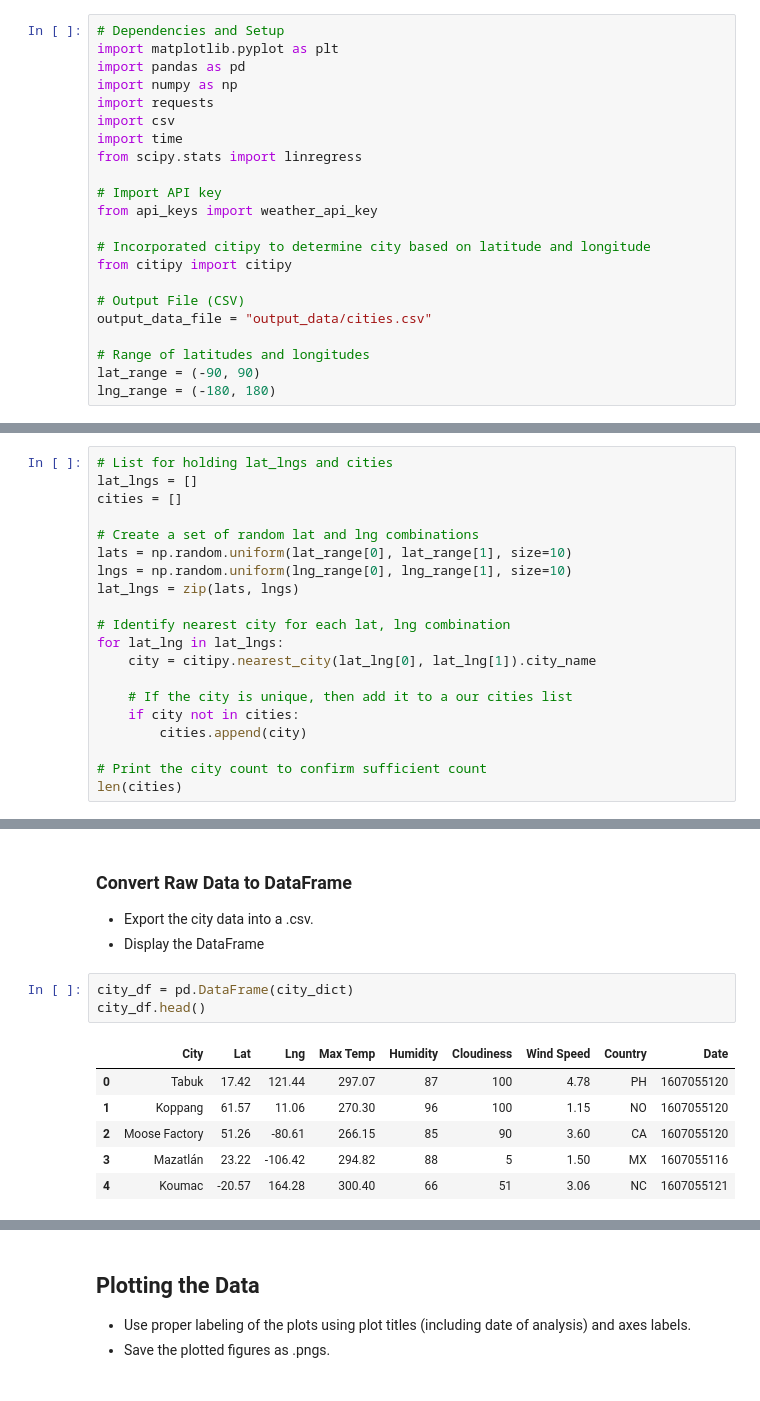
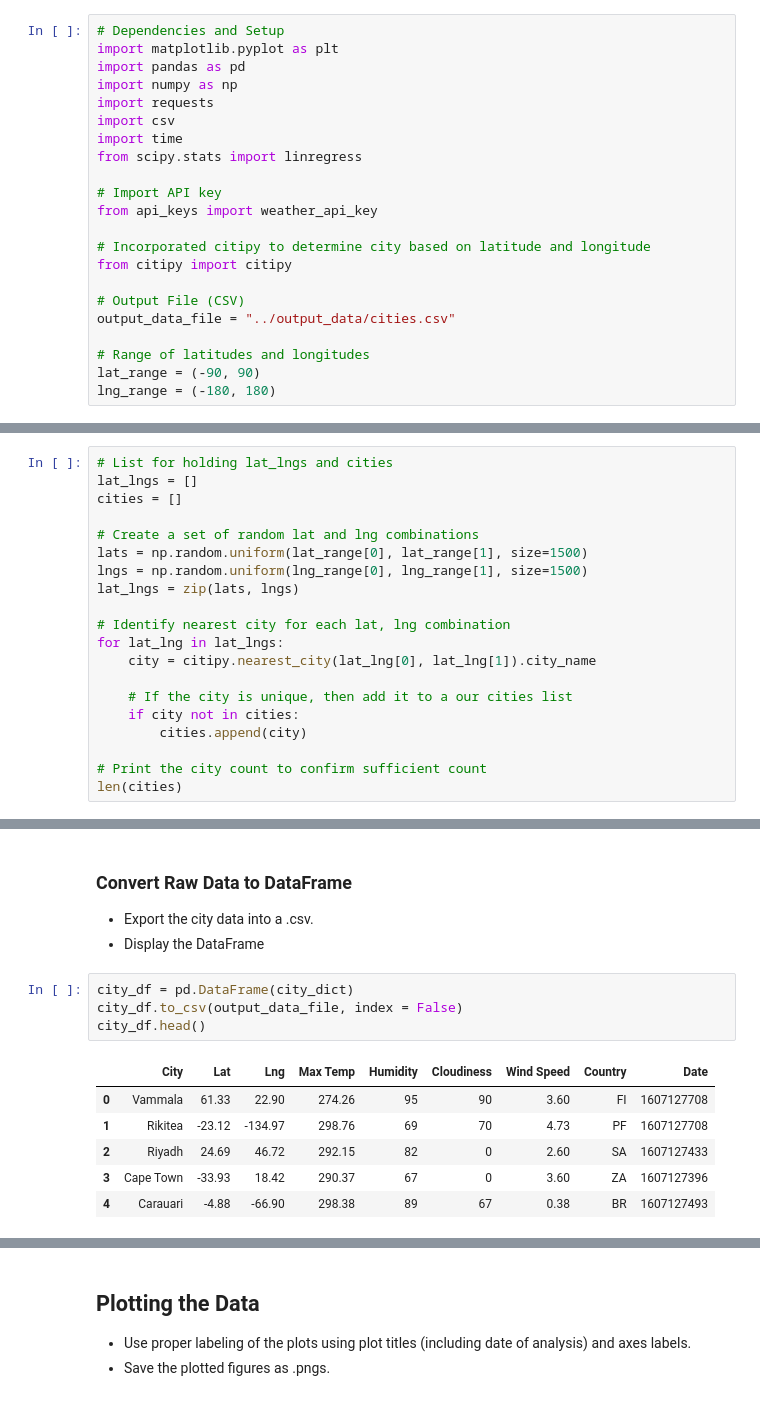
Before and after one commit to perkins228/python-api-challenge, a Jupyter notebook: WeatherPY/WeatherPy.ipynb, the cells around one changed output, grey strips where cells are left out. Cells and saved outputs as stored; diff of their text form.

```diff
--- a/WeatherPY/WeatherPy.ipynb
+++ b/WeatherPY/WeatherPy.ipynb
@@ -21,7 +21,7 @@ from api_keys import weather_api_key
 from citipy import citipy
 
 # Output File (CSV)
-output_data_file = "output_data/cities.csv"
+output_data_file = "../output_data/cities.csv"
 
 # Range of latitudes and longitudes
 lat_range = (-90, 90)
@@ -34,8 +34,8 @@ lat_lngs = []
 cities = []
 
 # Create a set of random lat and lng combinations
-lats = np.random.uniform(lat_range[0], lat_range[1], size=10)
-lngs = np.random.uniform(lng_range[0], lng_range[1], size=10)
+lats = np.random.uniform(lat_range[0], lat_range[1], size=1500)
+lngs = np.random.uniform(lng_range[0], lng_range[1], size=1500)
 lat_lngs = zip(lats, lngs)
 
 # Identify nearest city for each lat, lng combination
@@ -94,11 +101,12 @@ No id Available
 * Display the DataFrame
 # %%
 city_df = pd.DataFrame(city_dict)
+city_df.to_csv(output_data_file, index = False)
 city_df.head()
 # %% [output]
 |  | City | Lat | Lng | Max Temp | Humidity | Cloudiness | Wind Speed | Country | Date |
-| 0 | Tabuk | 17.42 | 121.44 | 297.07 | 87 | 100 | 4.78 | PH | 1607055120 |
-| 1 | Koppang | 61.57 | 11.06 | 270.30 | 96 | 100 | 1.15 | NO | 1607055120 |
-| 2 | Moose Factory | 51.26 | -80.61 | 266.15 | 85 | 90 | 3.60 | CA | 1607055120 |
-| 3 | Mazatlán | 23.22 | -106.42 | 294.82 | 88 | 5 | 1.50 | MX | 1607055116 |
-| 4 | Koumac | -20.57 | 164.28 | 300.40 | 66 | 51 | 3.06 | NC | 1607055121 |
+| 0 | Vammala | 61.33 | 22.90 | 274.26 | 95 | 90 | 3.60 | FI | 1607127708 |
+| 1 | Rikitea | -23.12 | -134.97 | 298.76 | 69 | 70 | 4.73 | PF | 1607127708 |
+| 2 | Riyadh | 24.69 | 46.72 | 292.15 | 82 | 0 | 2.60 | SA | 1607127433 |
+| 3 | Cape Town | -33.93 | 18.42 | 290.37 | 67 | 0 | 3.60 | ZA | 1607127396 |
+| 4 | Carauari | -4.88 | -66.90 | 298.38 | 89 | 67 | 0.38 | BR | 1607127493 |
```
Also changed, not shown: parts of 9 cells of this notebook, 1 other file.
